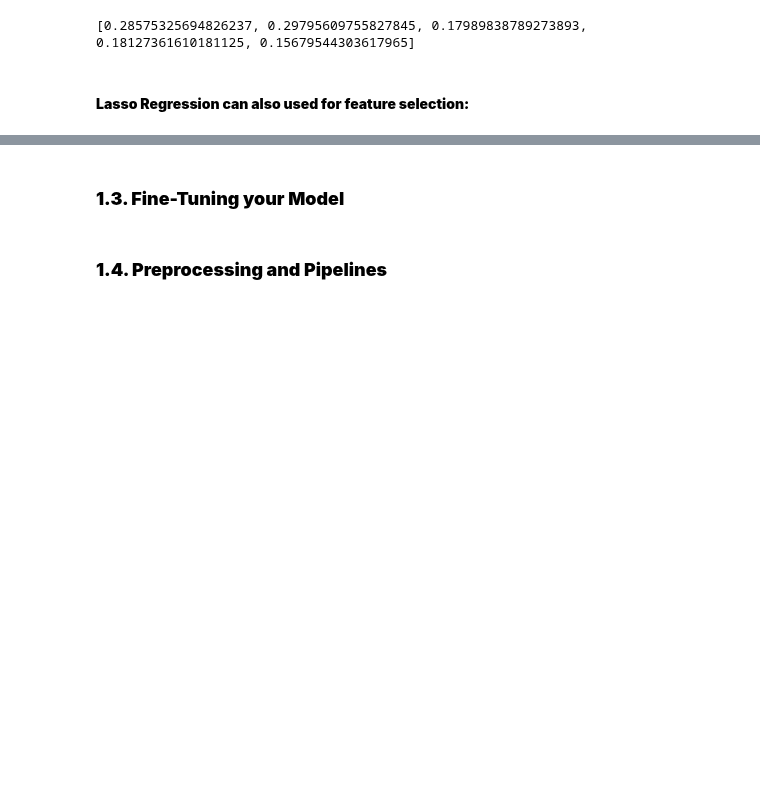
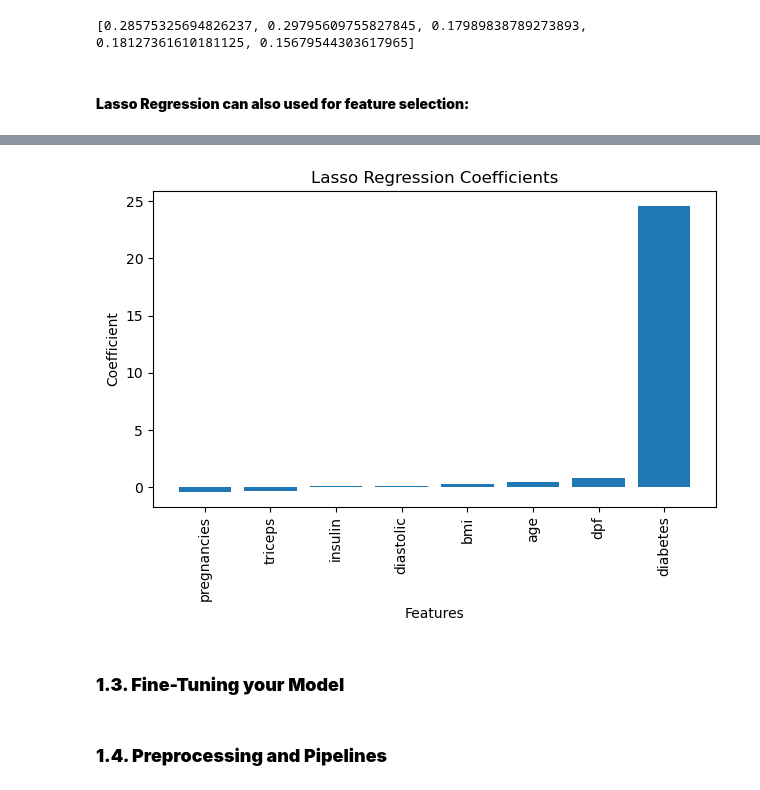
Before and after one commit to ONURYI/Data-Scientist-Professional-with-Python, a Jupyter notebook: Block V - Machine Learning/1.Supervised Learning with scikit-learn.ipynb, the cells around one changed output, grey strips where cells are left out. Drawn from its saved outputs; the diff is of its cells as text; code cells hidden in the pictures; blank space fills up the shorter version.

```diff
--- a/Block V - Machine Learning/1.Supervised Learning with scikit-learn.ipynb
+++ b/Block V - Machine Learning/1.Supervised Learning with scikit-learn.ipynb
@@ -358,5 +373,30 @@ print(scores)
 # %% [markdown]
 ![Why LASSO can reduce dimension of feature space?](https://miro.medium.com/v2/resize:fit:1400/format:webp/1*Jd03Hyt2bpEv1r7UijLlpg.png){ width=600 }
+# %%
+
+# Fit Lasso regression
+lasso = Lasso(alpha=0.1)
+lasso_coef = lasso.fit(X, y)
+
+# Get coefficient values and corresponding feature names
+coefficients = lasso_coef.coef_
+feature_names = diabetes_df.drop("glucose", axis=1).columns
+
+# Create a DataFrame with coefficients and feature names
+coefficients_df = pd.DataFrame({'Feature': feature_names, 'Coefficient': coefficients})
+
+# Sort the DataFrame by coefficient values
+coefficients_df = coefficients_df.sort_values('Coefficient')
+
+plt.bar(coefficients_df['Feature'], coefficients_df['Coefficient'])
+plt.xlabel('Features')
+plt.ylabel('Coefficient')
+plt.title('Lasso Regression Coefficients')
+plt.xticks(rotation=90)
+plt.tight_layout()
+plt.show()
+# %% [output]
+[figure, added]
 # %% [markdown]
 ### **1.3. Fine-Tuning your Model**
 # %% [markdown]
```
Also changed, not shown: parts of 4 cells of this notebook.
